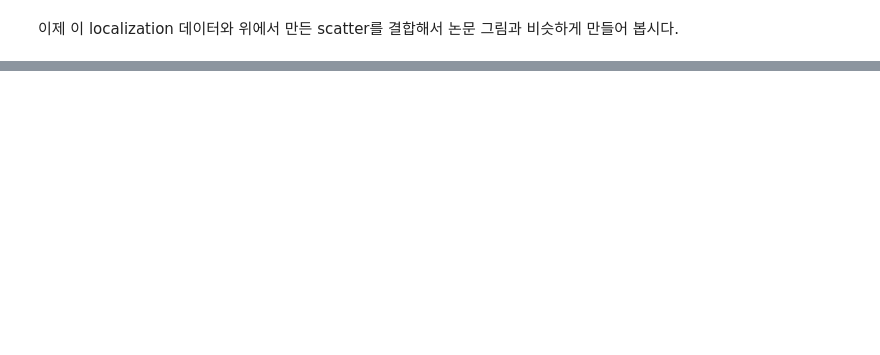
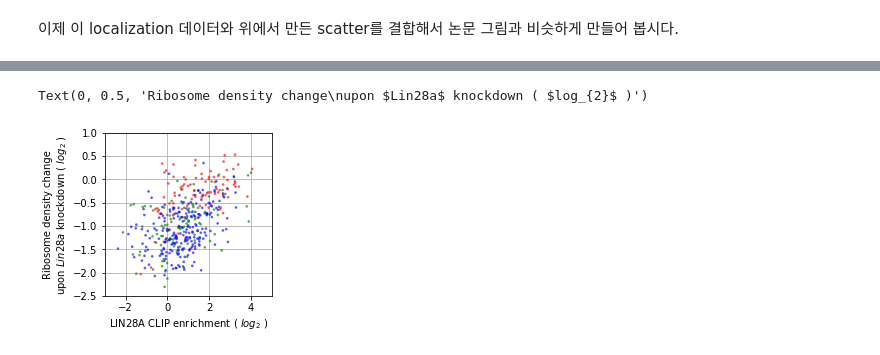
Before and after one commit to hyejun18/bioinfo1, a Jupyter notebook: notebooks/CoLab_TermProj_2022_1.ipynb, the cells around one changed output, grey strips where cells are left out. Cells and saved outputs as stored; diff of their text form; code cells hidden in the pictures; blank space fills up the shorter version.

Commit message:
Draw scatter plot with local info

```diff
--- a/notebooks/CoLab_TermProj_2022_1.ipynb
+++ b/notebooks/CoLab_TermProj_2022_1.ipynb
@@ -186,0 +218,3 @@ mouselocal.head()
+# %%
+dfMerged = pd.merge(left=mouselocal, right=cntsFiltered, left_on='gene_id', right_on='Geneid', how='inner')
+dfMerged
@@ -186,0 +235,13 @@ mouselocal.head()
+# %%
+def match_color(local):
+    if local == 'cytoplasm':
+        return 'green'
+    elif local == 'nucleus':
+        return 'blue'
+    elif local == 'integral membrane':
+        return 'red'
+    else:
+        raise NameError
+# %%
+dfMerged['color'] = dfMerged['type'].apply(match_color)
+dfMerged
@@ -186,0 +264,3 @@ mouselocal.head()
+# %%
+dfShuffled = dfMerged.sample(frac=0.1)
+dfShuffled
@@ -186,0 +281,17 @@ mouselocal.head()
+# %%
+from matplotlib import pyplot as plt
+import numpy as np
+from scipy import stats
+
+fig, ax = plt.subplots(1, 1, figsize=(3, 3))
+ax.scatter(np.log2(dfShuffled['clip_enrichment']),
+           np.log2(dfShuffled['rden_change']),
+           c=dfShuffled['color'], s=3, alpha=0.5, zorder=10)
+ax.set_xlim(-3, 5)
+ax.set_ylim(-2.5, 1)
+ax.grid(zorder=1)
+ax.set_xlabel(r'LIN28A CLIP enrichment ( $log_{2}$ )')
+ax.set_ylabel('Ribosome density change\nupon ' + r'$Lin28a$ knockdown ( $log_{2}$ )')
+# %% [output]
+Text(0, 0.5, 'Ribosome density change\nupon $Lin28a$ knockdown ( $log_{2}$ )')
+[figure, added]
```
Also changed, not shown: parts of 7 cells of this notebook.
